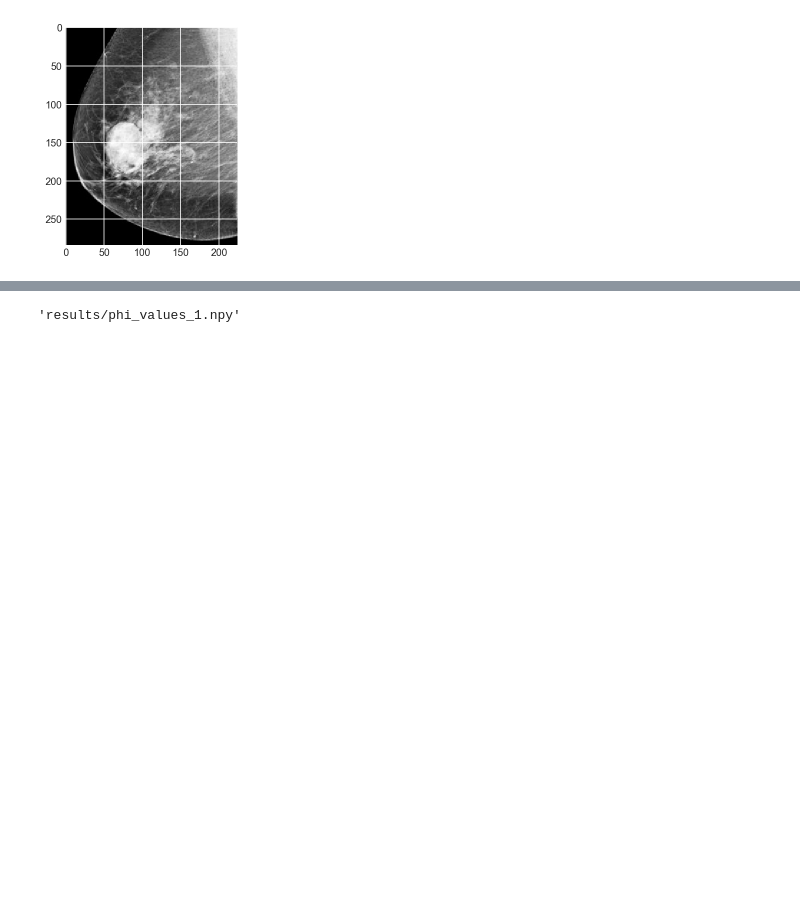
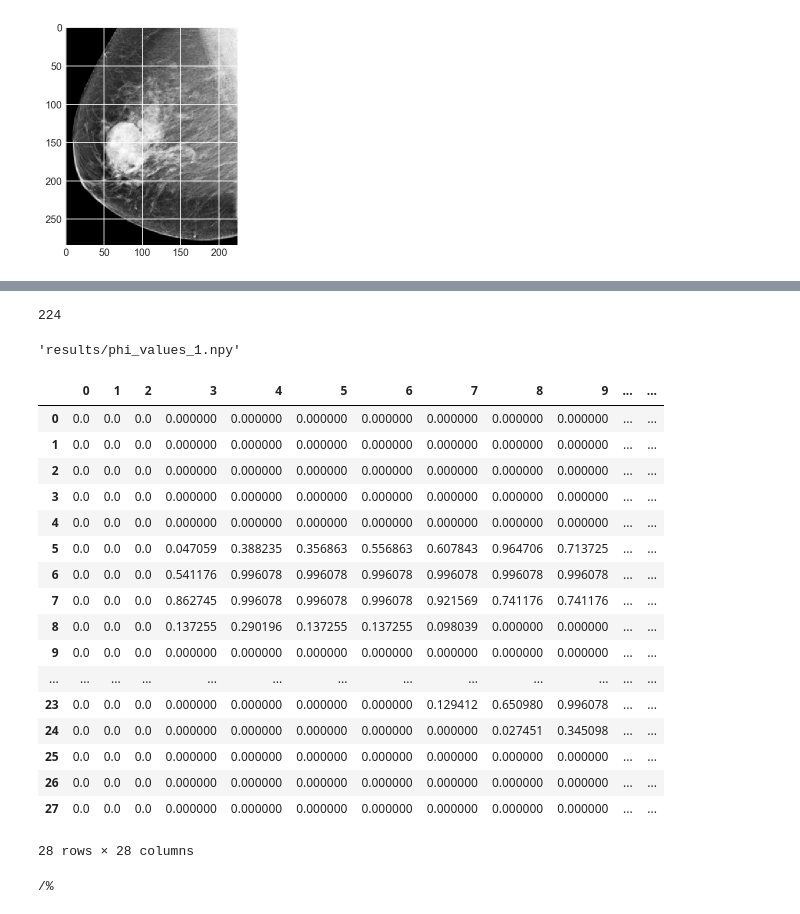
Before and after one commit to LarryShamalama/Spatial-image-analysis, a Jupyter notebook: logitnormal-pad.ipynb, the cells around one changed output, grey strips where cells are left out. Saved outputs shown, nothing was run; the diff lists cells and outputs as text; code cells hidden in the pictures; blank space fills up the shorter version.

```diff
--- a/logitnormal-pad.ipynb
+++ b/logitnormal-pad.ipynb
@@ -187,3 +189,7 @@ hello
+# %%
+print(len(position_matrix[0]))
+# %% [output]
+224
 # %%
 with pm.Model() as model:
     beta0  = pm.Normal('beta0', mu=0., tau=1e-2)
@@ -202,3 +208,30 @@ with pm.Model() as model:
 new_name(name='phi_values', suffix='.npy', directory='results/')
 # %% [output]
 'results/phi_values_1.npy'
+# %%
+import pandas as pd
+
+pd.read_csv('images/handwritten_digit.csv', header=None)
+# %% [output]
+|  | 0 | 1 | 2 | 3 | 4 | 5 | 6 | 7 | 8 | 9 | ... | ... |
+| 0 | 0.0 | 0.0 | 0.0 | 0.000000 | 0.000000 | 0.000000 | 0.000000 | 0.000000 | 0.000000 | 0.000000 | ... | ... |
+| 1 | 0.0 | 0.0 | 0.0 | 0.000000 | 0.000000 | 0.000000 | 0.000000 | 0.000000 | 0.000000 | 0.000000 | ... | ... |
+| 2 | 0.0 | 0.0 | 0.0 | 0.000000 | 0.000000 | 0.000000 | 0.000000 | 0.000000 | 0.000000 | 0.000000 | ... | ... |
+| 3 | 0.0 | 0.0 | 0.0 | 0.000000 | 0.000000 | 0.000000 | 0.000000 | 0.000000 | 0.000000 | 0.000000 | ... | ... |
+| 4 | 0.0 | 0.0 | 0.0 | 0.000000 | 0.000000 | 0.000000 | 0.000000 | 0.000000 | 0.000000 | 0.000000 | ... | ... |
+| 5 | 0.0 | 0.0 | 0.0 | 0.047059 | 0.388235 | 0.356863 | 0.556863 | 0.607843 | 0.964706 | 0.713725 | ... | ... |
+| 6 | 0.0 | 0.0 | 0.0 | 0.541176 | 0.996078 | 0.996078 | 0.996078 | 0.996078 | 0.996078 | 0.996078 | ... | ... |
+| 7 | 0.0 | 0.0 | 0.0 | 0.862745 | 0.996078 | 0.996078 | 0.996078 | 0.921569 | 0.741176 | 0.741176 | ... | ... |
+| 8 | 0.0 | 0.0 | 0.0 | 0.137255 | 0.290196 | 0.137255 | 0.137255 | 0.098039 | 0.000000 | 0.000000 | ... | ... |
+| 9 | 0.0 | 0.0 | 0.0 | 0.000000 | 0.000000 | 0.000000 | 0.000000 | 0.000000 | 0.000000 | 0.000000 | ... | ... |
+| ... | ... | ... | ... | ... | ... | ... | ... | ... | ... | ... | ... | ... |
+| 23 | 0.0 | 0.0 | 0.0 | 0.000000 | 0.000000 | 0.000000 | 0.000000 | 0.129412 | 0.650980 | 0.996078 | ... | ... |
+| 24 | 0.0 | 0.0 | 0.0 | 0.000000 | 0.000000 | 0.000000 | 0.000000 | 0.000000 | 0.027451 | 0.345098 | ... | ... |
+| 25 | 0.0 | 0.0 | 0.0 | 0.000000 | 0.000000 | 0.000000 | 0.000000 | 0.000000 | 0.000000 | 0.000000 | ... | ... |
+| 26 | 0.0 | 0.0 | 0.0 | 0.000000 | 0.000000 | 0.000000 | 0.000000 | 0.000000 | 0.000000 | 0.000000 | ... | ... |
+| 27 | 0.0 | 0.0 | 0.0 | 0.000000 | 0.000000 | 0.000000 | 0.000000 | 0.000000 | 0.000000 | 0.000000 | ... | ... |
+28 rows × 28 columns
+# %%
+print('/%')
+# %% [output]
+/%
```
Also changed, not shown: parts of 3 cells of this notebook, 1 other file.
